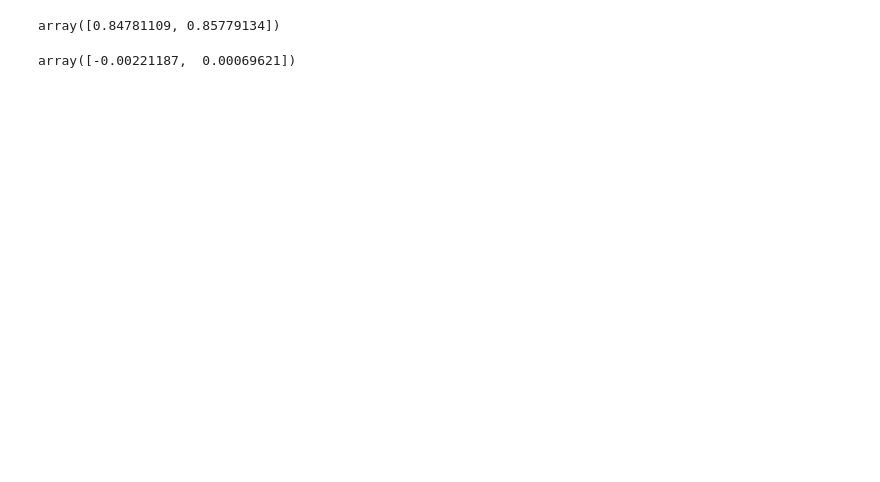
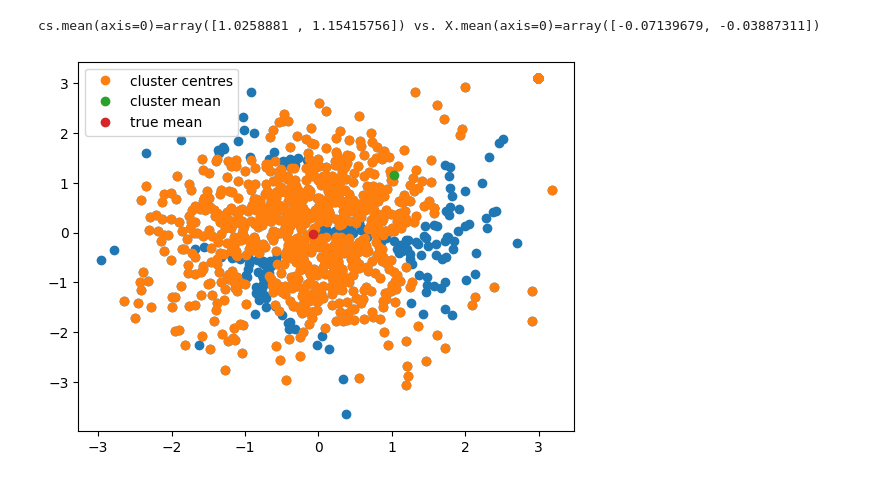
Before and after one commit to codymlewis/SGHFL, a Jupyter notebook: kmeans.ipynb, the cells around one changed output. Saved outputs shown, nothing was run; the diff lists cells and outputs as text; code cells hidden in the pictures; blank space fills up the shorter version.

```diff
--- a/kmeans.ipynb
+++ b/kmeans.ipynb
@@ -72,9 +76,49 @@ from sklearn.mixture import GaussianMixture
-# %%
-model = GaussianMixture(n_components=5, covariance_type="spherical").fit(compromised_X)
-np.mean(model.means_, axis=0)
-# %% [output]
-array([0.84781109, 0.85779134])
-# %%
-X.mean(axis=0)
-# %% [output]
-array([-0.00221187,  0.00069621])
+# %%
+def cluster(X, eps=1):
+    dists = pairwise_distances(X)
+    centres = set()
+    considered = set()
+    for i in range(len(dists)):
+        if i in considered:
+            continue
+        connections = set(np.where(dists[i] <= eps)[0])
+        # print(f"{i=}: {connections=}")
+        for c in connections:
+            if i != c and c not in considered:
+                other_connections = set(np.where(dists[c] <= eps)[0])
+                # print(f"{c=}: {other_connections=}")
+                for o in other_connections:
+                    if o != i and o != c and o not in considered:
+                        distal_connections = set(np.where(dists[o] <= eps)[0])
+                        # print(f"{o=}: {distal_connections=}")
+                        centre = connections & other_connections & distal_connections
+                        # print(f"{centre=}")
+                        if len(centre):
+                            considered = considered | {i, c, o}
+                            centres = centres | centre
+        # print(f"{i=}: {[c in centres for c in connections]}")
+        if not np.any([c in centres for c in connections]):
+            for c in connections:
+                if i != c:
+                    other_connections = set(np.where(dists[c] <= eps)[0])
+                    for o in other_connections:
+                        if o in centres:
+                            # print(f"new centre {i}")
+                            centres = centres | {i}
+    return X[list(centres)]
+
+
+# X = rng.normal(size=(10, 2))
+cs = cluster(compromised_X)
+# print(f"{cs=}")
+print(f"{cs.mean(axis=0)=} vs. {X.mean(axis=0)=}")
+
+plt.plot(X[:, 0], X[:, 1], 'o')
+plt.plot(cs[:, 0], cs[:, 1], 'o', label="cluster centres")
+plt.plot(cs.mean(axis=0)[0], cs.mean(axis=0)[1], 'o', label="cluster mean")
+plt.plot(X.mean(axis=0)[0], X.mean(axis=0)[1], 'o', label="true mean")
+plt.legend()
+plt.show()
+# %% [output]
+cs.mean(axis=0)=array([1.0258881 , 1.15415756]) vs. X.mean(axis=0)=array([-0.07139679, -0.03887311])
+[figure, added]
```
Also changed, not shown: parts of 5 cells of this notebook, 2 other files.
